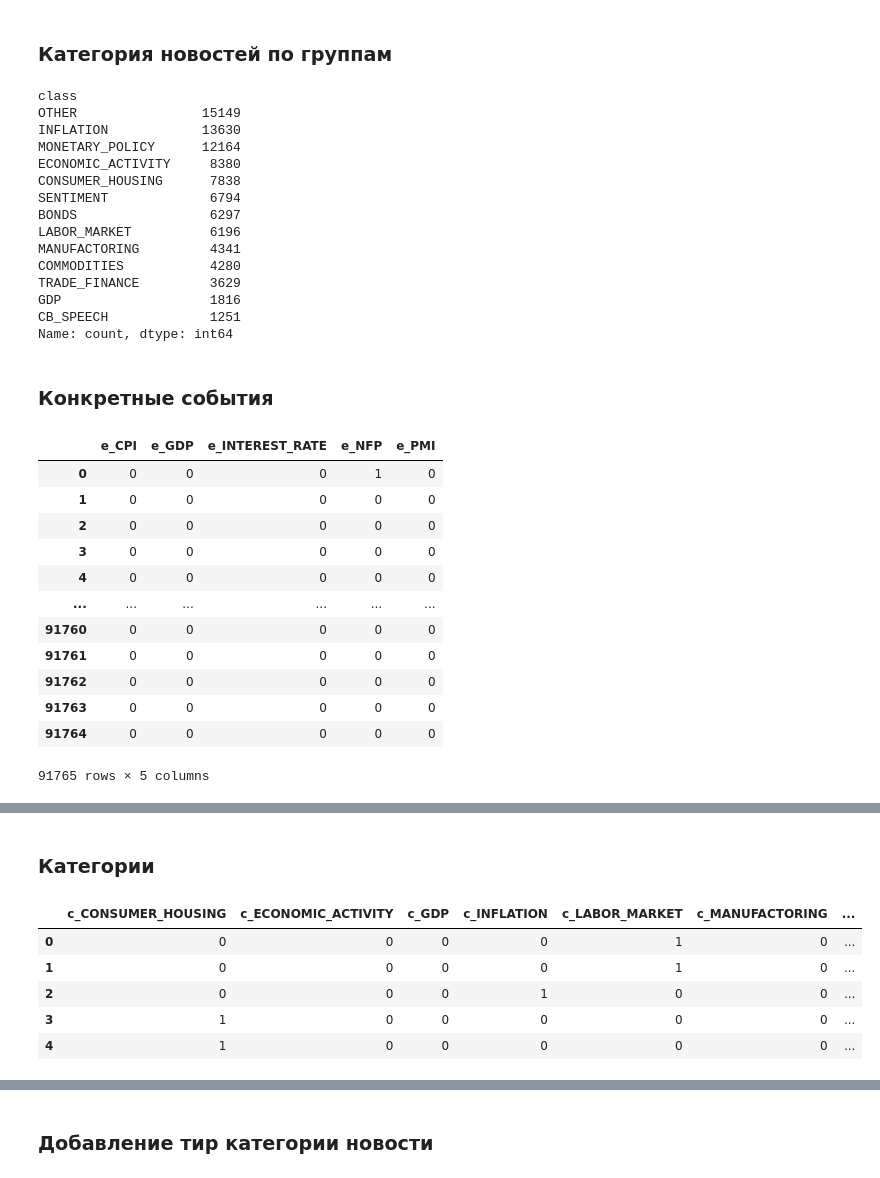
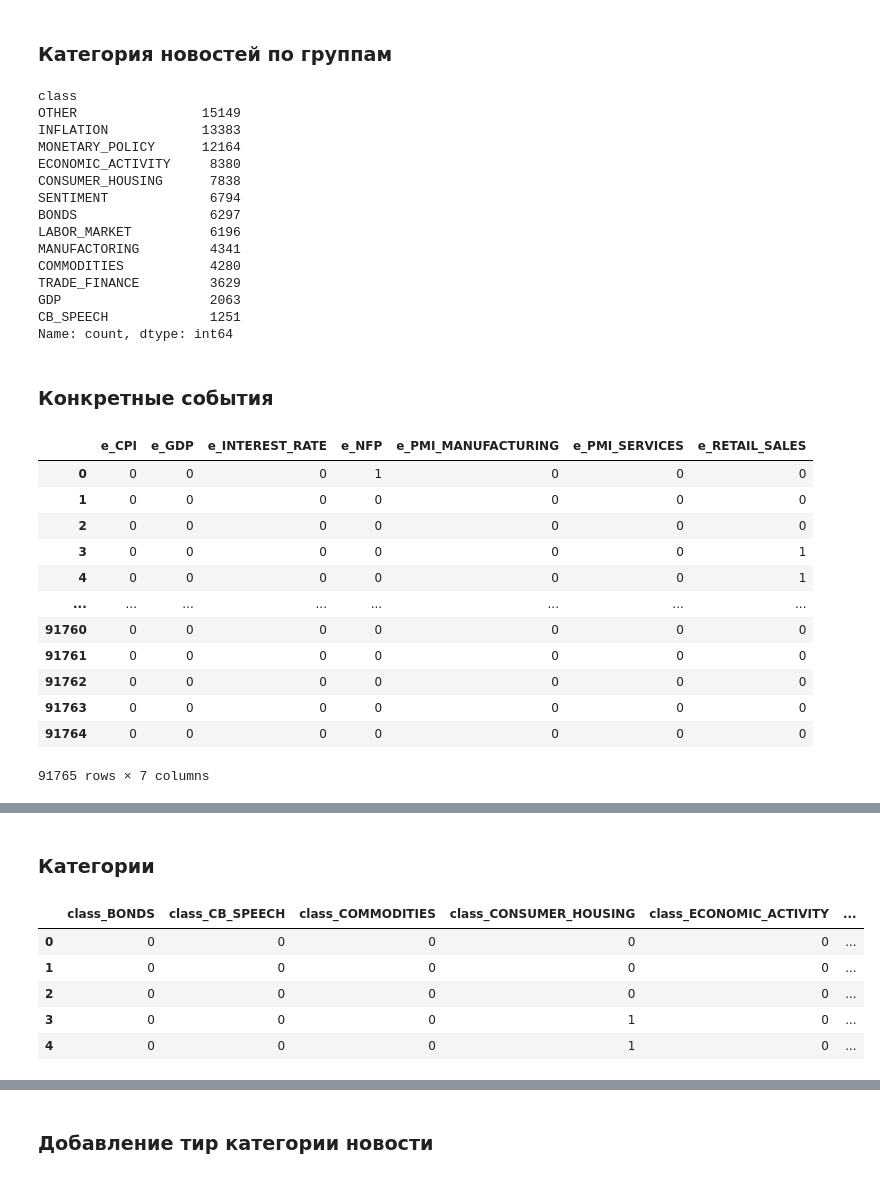
Before and after one commit to ppetrushenkov/fx_news_bot, a Jupyter notebook: notebooks/train_model_pipeline_nb.ipynb, the cells around one changed output, grey strips where cells are left out. Cells and saved outputs as stored; diff of their text form; code cells hidden in the pictures.

```diff
--- a/notebooks/train_model_pipeline_nb.ipynb
+++ b/notebooks/train_model_pipeline_nb.ipynb
@@ -105,8 +105,7 @@ INFLATION = [
     "harmonized inflation rate", "pce price index",
     "inflation", "price index", "prices",
     "median cpi", "trimmed cpi",
-    "inflation expectations",
-    "tokyo cpi", "gdp deflator"
+    "inflation expectations", "tokyo cpi"
 ]
 
 LABOR_MARKET = [
@@ -207,7 +206,7 @@ news['class'].value_counts()  # title
 # %% [output]
 class
 OTHER                15149
-INFLATION            13630
+INFLATION            13383
 MONETARY_POLICY      12164
 ECONOMIC_ACTIVITY     8380
 CONSUMER_HOUSING      7838
@@ -217,7 +216,7 @@ LABOR_MARKET          6196
 MANUFACTORING         4341
 COMMODITIES           4280
 TRADE_FINANCE         3629
-GDP                   1816
+GDP                   2063
 CB_SPEECH             1251
 Name: count, dtype: int64
 # %% [markdown]
@@ -256,12 +255,16 @@ def get_specific_event_type(title: str) -> str:
         return "NFP"
     if "interest rate" in t:
         return "INTEREST_RATE"
+    if "cpi" in t and "core" in t:
+        return "CPI_CORE"
     if "cpi" in t:
         return "CPI"
     if "gdp" in t:
         return "GDP"
-    if "pmi" in t:
-        return "PMI"
+    if "pmi" in t and 'manufacturing' in t:
+        return "PMI_MANUFACTURING"
+    if "pmi" in t and 'services' in t:
+        return "PMI_SERVICES"
     if "retail" in t:
         return "RETAIL_SALES"
 
@@ -269,22 +272,22 @@ def get_specific_event_type(title: str) -> str:
 # %%
 news['event_type'] = news['indicator'].apply(get_specific_event_type)
 # %%
-dummy_events = pd.get_dummies(news['event_type'], prefix='e').astype(int).drop(['e_OTHER', 'e_RETAIL_SALES'], axis=1)
+dummy_events = pd.get_dummies(news['event_type'], prefix='e').astype(int).drop(['e_OTHER', 'e_CPI_CORE'], axis=1)
 dummy_events
 # %% [output]
-|  | e_CPI | e_GDP | e_INTEREST_RATE | e_NFP | e_PMI |
-| 0 | 0 | 0 | 0 | 1 | 0 |
-| 1 | 0 | 0 | 0 | 0 | 0 |
-| 2 | 0 | 0 | 0 | 0 | 0 |
-| 3 | 0 | 0 | 0 | 0 | 0 |
-| 4 | 0 | 0 | 0 | 0 | 0 |
-| ... | ... | ... | ... | ... | ... |
-| 91760 | 0 | 0 | 0 | 0 | 0 |
-| 91761 | 0 | 0 | 0 | 0 | 0 |
-| 91762 | 0 | 0 | 0 | 0 | 0 |
-| 91763 | 0 | 0 | 0 | 0 | 0 |
-| 91764 | 0 | 0 | 0 | 0 | 0 |
+|  | e_CPI | e_GDP | e_INTEREST_RATE | e_NFP | e_PMI_MANUFACTURING | e_PMI_SERVICES | e_RETAIL_SALES |
+| 0 | 0 | 0 | 0 | 1 | 0 | 0 | 0 |
+| 1 | 0 | 0 | 0 | 0 | 0 | 0 | 0 |
+| 2 | 0 | 0 | 0 | 0 | 0 | 0 | 0 |
+| 3 | 0 | 0 | 0 | 0 | 0 | 0 | 1 |
+| 4 | 0 | 0 | 0 | 0 | 0 | 0 | 1 |
+| ... | ... | ... | ... | ... | ... | ... | ... |
+| 91760 | 0 | 0 | 0 | 0 | 0 | 0 | 0 |
+| 91761 | 0 | 0 | 0 | 0 | 0 | 0 | 0 |
+| 91762 | 0 | 0 | 0 | 0 | 0 | 0 | 0 |
+| 91763 | 0 | 0 | 0 | 0 | 0 | 0 | 0 |
+| 91764 | 0 | 0 | 0 | 0 | 0 | 0 | 0 |
-91765 rows × 5 columns
+91765 rows × 7 columns
 # %%
 news = pd.concat([news, dummy_events], axis=1)
 news.head()
@@ -298,15 +301,15 @@ news.head()
 # %% [markdown]
 ### Категории
 # %%
-dummy_categories = pd.get_dummies(news['class'], prefix='c').drop(['c_OTHER', 'c_COMMODITIES', 'c_BONDS', 'c_CB_SPEECH', 'c_TRADE_FINANCE', 'c_SENTIMENT'], axis=1).astype(int)
+dummy_categories = pd.get_dummies(news['class'], prefix='class').drop(['class_' + i for i in ['OTHER']], axis=1).astype(int)
 dummy_categories.head()
 # %% [output]
-|  | c_CONSUMER_HOUSING | c_ECONOMIC_ACTIVITY | c_GDP | c_INFLATION | c_LABOR_MARKET | c_MANUFACTORING | ... |
-| 0 | 0 | 0 | 0 | 0 | 1 | 0 | ... |
-| 1 | 0 | 0 | 0 | 0 | 1 | 0 | ... |
-| 2 | 0 | 0 | 0 | 1 | 0 | 0 | ... |
-| 3 | 1 | 0 | 0 | 0 | 0 | 0 | ... |
-| 4 | 1 | 0 | 0 | 0 | 0 | 0 | ... |
+|  | class_BONDS | class_CB_SPEECH | class_COMMODITIES | class_CONSUMER_HOUSING | class_ECONOMIC_ACTIVITY | ... |
+| 0 | 0 | 0 | 0 | 0 | 0 | ... |
+| 1 | 0 | 0 | 0 | 0 | 0 | ... |
+| 2 | 0 | 0 | 0 | 0 | 0 | ... |
+| 3 | 0 | 0 | 0 | 1 | 0 | ... |
+| 4 | 0 | 0 | 0 | 1 | 0 | ... |
 # %%
 news = pd.concat([news, dummy_categories], axis=1)
 news.head()
```
Also changed, not shown: parts of 23 cells of this notebook.
